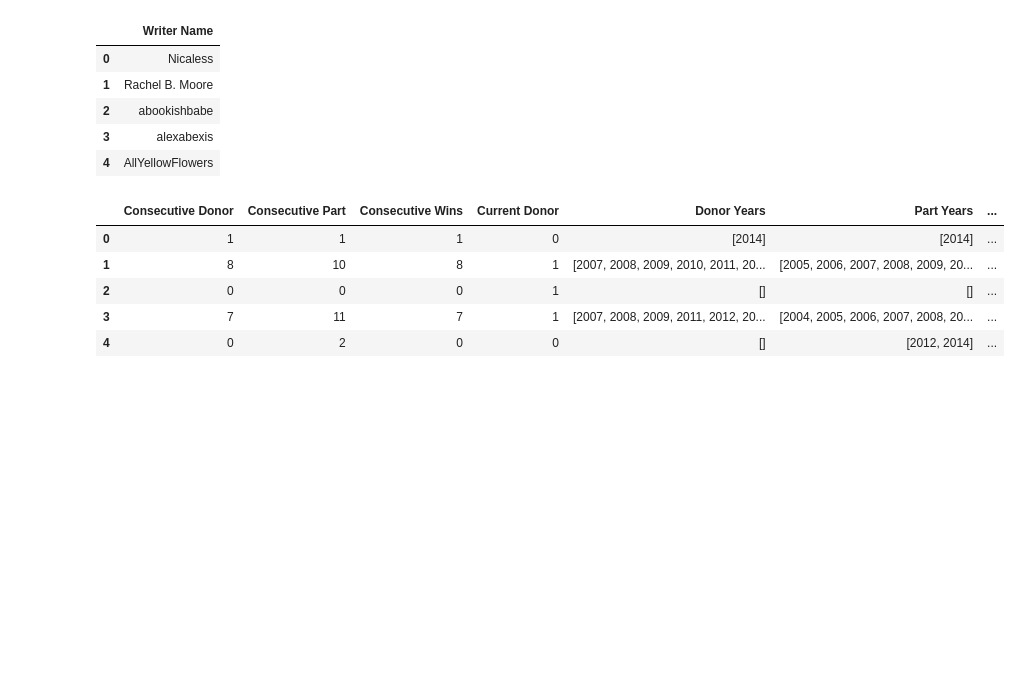
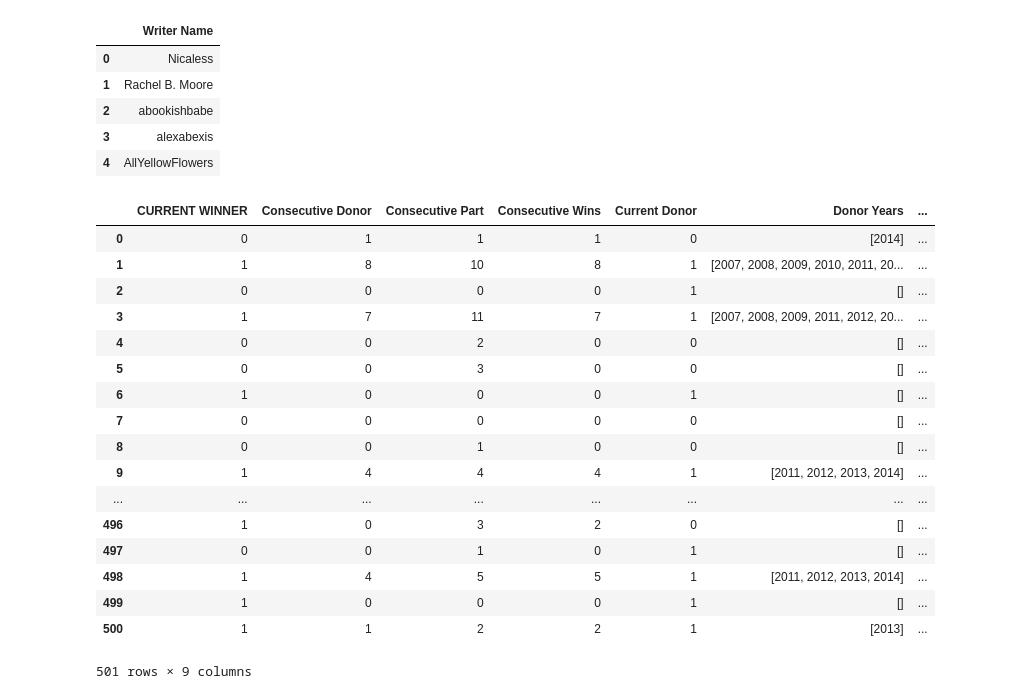
Before and after one commit to nicaless/nanowrimo_ga_project, a Jupyter notebook: clean/appendparticipationdata_negate2015.ipynb, the cells around one changed output. Cells and saved outputs as stored; diff of their text form; code cells hidden in the pictures; blank space fills up the shorter version.

```diff
--- a/clean/appendparticipationdata_negate2015.ipynb
+++ b/clean/appendparticipationdata_negate2015.ipynb
@@ -90,6 +97,7 @@ for name in allnames['Writer Name']:
     win_years = []
     part_years = []
     current_year_donor = 0
+    current_year_winner = 0
 
     for i in group.index:
         if group['Years'][i] == 'donor':
@@ -101,6 +109,7 @@ for name in allnames['Writer Name']:
         elif group['Years'][i][1] == "winner":
             year = group['Years'][i][0]
             if year == '2015':
+                current_year_winner = 1
                 continue
             win_years.append(year)
             part_years.append(year)
@@ -126,6 +135,7 @@ for name in allnames['Writer Name']:
         consec_part = consec_part + len(map(itemgetter(1), g))
 
     dic['Writer Name'] = name
+    dic['CURRENT WINNER'] = current_year_winner
     dic['Consecutive Donor'] = consec_donor
     dic['Consecutive Wins'] = consec_wins
     dic['Consecutive Part'] = consec_part
@@ -136,12 +146,24 @@ for name in allnames['Writer Name']:
     list_dics.append(dic)
 # %%
 final_df = pd.DataFrame(list_dics)
-final_df.head()
+final_df
 # %% [output]
-|  | Consecutive Donor | Consecutive Part | Consecutive Wins | Current Donor | Donor Years | Part Years | ... |
-| 0 | 1 | 1 | 1 | 0 | [2014] | [2014] | ... |
-| 1 | 8 | 10 | 8 | 1 | [2007, 2008, 2009, 2010, 2011, 20... | [2005, 2006, 2007, 2008, 2009, 20... | ... |
-| 2 | 0 | 0 | 0 | 1 | [] | [] | ... |
-| 3 | 7 | 11 | 7 | 1 | [2007, 2008, 2009, 2011, 2012, 20... | [2004, 2005, 2006, 2007, 2008, 20... | ... |
-| 4 | 0 | 2 | 0 | 0 | [] | [2012, 2014] | ... |
+|  | CURRENT WINNER | Consecutive Donor | Consecutive Part | Consecutive Wins | Current Donor | Donor Years | ... |
+| 0 | 0 | 1 | 1 | 1 | 0 | [2014] | ... |
+| 1 | 1 | 8 | 10 | 8 | 1 | [2007, 2008, 2009, 2010, 2011, 20... | ... |
+| 2 | 0 | 0 | 0 | 0 | 1 | [] | ... |
+| 3 | 1 | 7 | 11 | 7 | 1 | [2007, 2008, 2009, 2011, 2012, 20... | ... |
+| 4 | 0 | 0 | 2 | 0 | 0 | [] | ... |
+| 5 | 0 | 0 | 3 | 0 | 0 | [] | ... |
+| 6 | 1 | 0 | 0 | 0 | 1 | [] | ... |
+| 7 | 0 | 0 | 0 | 0 | 0 | [] | ... |
+| 8 | 0 | 0 | 1 | 0 | 0 | [] | ... |
+| 9 | 1 | 4 | 4 | 4 | 1 | [2011, 2012, 2013, 2014] | ... |
+| ... | ... | ... | ... | ... | ... | ... | ... |
+| 496 | 1 | 0 | 3 | 2 | 0 | [] | ... |
+| 497 | 0 | 0 | 1 | 0 | 1 | [] | ... |
+| 498 | 1 | 4 | 5 | 5 | 1 | [2011, 2012, 2013, 2014] | ... |
+| 499 | 1 | 0 | 0 | 0 | 1 | [] | ... |
+| 500 | 1 | 1 | 2 | 2 | 1 | [2013] | ... |
+501 rows × 9 columns
 # %%
```
Also changed, not shown: parts of 7 cells of this notebook, 5 other files.
